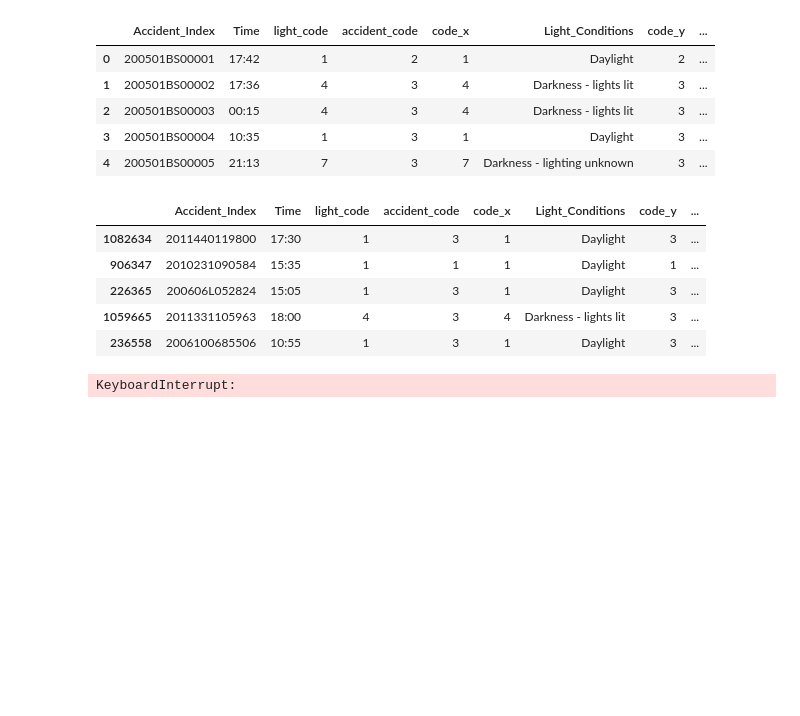
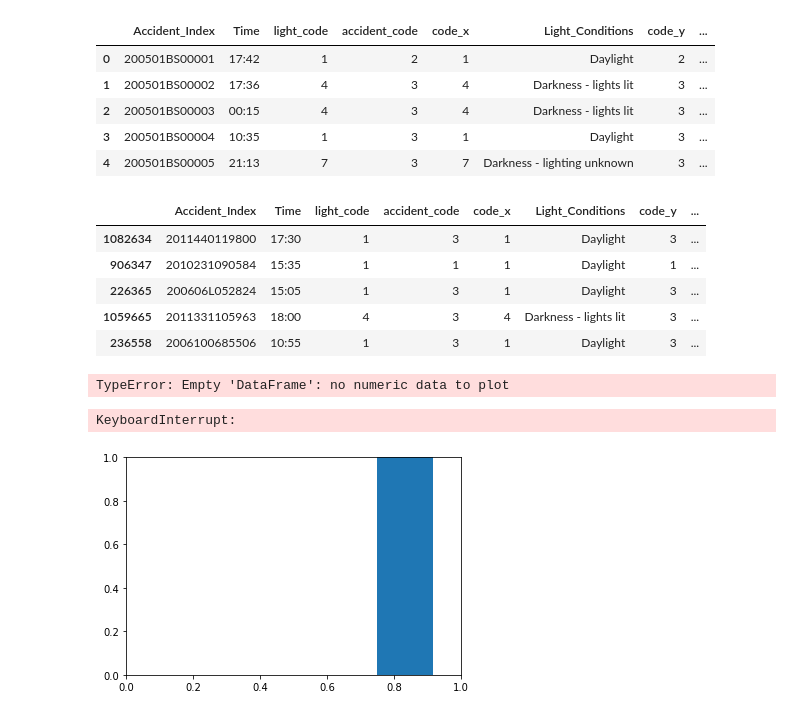
Before and after one commit to baybailz/Project-One-UNCC-Bootcamp, a Jupyter notebook: mgray/LightConditions_MGray.ipynb, the cells around one changed output. Saved outputs shown, nothing was run; the diff lists cells and outputs as text; code cells hidden in the pictures; blank space fills up the shorter version.

```diff
--- a/mgray/LightConditions_MGray.ipynb
+++ b/mgray/LightConditions_MGray.ipynb
@@ -74,16 +74,22 @@ sample.head()
 | 226365 | 200606L052824 | 15:05 | 1 | 3 | 1 | Daylight | 3 | ... |
 | 1059665 | 2011331105963 | 18:00 | 4 | 3 | 4 | Darkness - lights lit | 3 | ... |
 | 236558 | 2006100685506 | 10:55 | 1 | 3 | 1 | Daylight | 3 | ... |
+# %%
+sample.plot(x='Light_Conditions', y='Accident_Severity')
+# %% [output]
+TypeError: Empty 'DataFrame': no numeric data to plot
 # %%
 # test scatter plot... Try bar plot maybe?
 
-bar = sample.plot.bar(x='light_code', rot=0)
-# ,y='accident_code',
+bar = Light_Acc_Merge.pyplot.bar(x='light_code',y='accident_code', rot=0)
 # ax = df.plot.bar(y='speed', rot=0)
-# plt.legend()
-# plt.title(f"Light Conditions vs. Accident Severity")
-# plt.xlabel("Light Conditions (1= Daylight, 7=Dark)")
-# plt.ylabel("Accident Severity (1=Fatal, 2=Severe, 3=Slight)")
-# plt.savefig('LightVsAccident.png', bbox_inches='tight')
+
+sample.pyplot.
+plt.legend()
+plt.title(f"Light Conditions vs. Accident Severity")ß
+plt.xlabel("Light Conditions (1= Daylight, 7=Dark)")
+plt.ylabel("Accident Severity (1=Fatal, 2=Severe, 3=Slight)")
+plt.savefig('LightVsAccident.png', bbox_inches='tight')
 # %% [output]
 KeyboardInterrupt:
+[figure, added]
```
